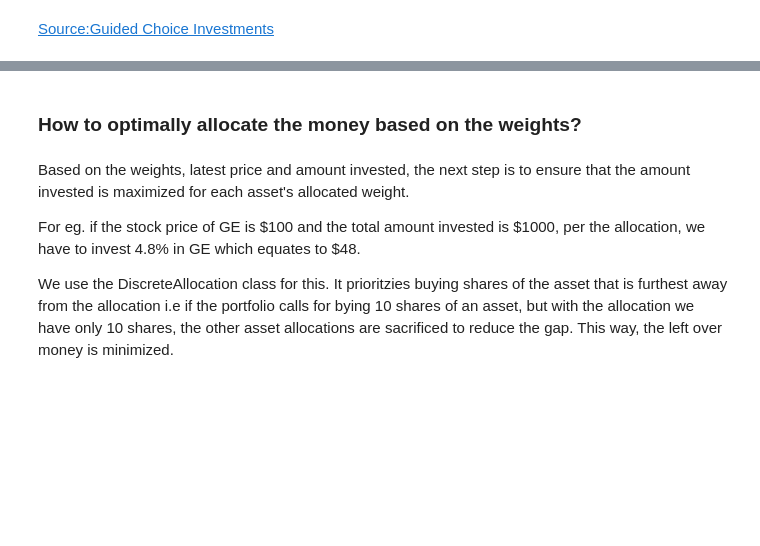
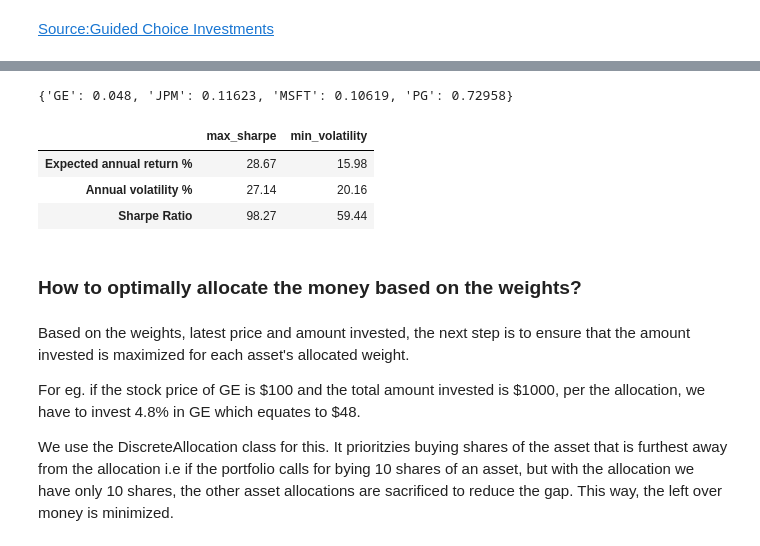
Before and after one commit to rahulakrish/portfolio_builder, a Jupyter notebook: code/new.ipynb, the cells around one changed output, grey strips where cells are left out. Drawn from its saved outputs; the diff is of its cells as text; code cells hidden in the pictures; blank space fills up the shorter version.

```diff
--- a/code/new.ipynb
+++ b/code/new.ipynb
@@ -651,0 +624,12 @@ Sharpe Ratio: 0.58
+# %%
+#calculate the efficient frontier
+ef1 = EfficientFrontier(mu,sigma)
+ef1.max_sharpe()
+
+#this is performance of max_sharpe
+perf = ef1.portfolio_performance(risk_free_rate=0.04)
+
+#assemble into a df for readability
+ef1_df = pd.DataFrame(perf,index=['Expected annual return %','Annual volatility %','Sharpe Ratio'],columns=['max_sharpe'])
+ef1_df = ef1_df.apply(lambda x : round((100*x),2))
+ef1_df
@@ -657,0 +649,13 @@ cleaned_weights
+# %%
+#min volatility
+#optimizes for minimum volatility.returns asset weights for least risk
+ef2 = EfficientFrontier(mu,sigma)
+ef2.min_volatility()
+
+#this is performance for min_volatility
+perf = ef2.portfolio_performance(verbose=True,risk_free_rate=0.04)
+
+#assemble into a df for readability
+ef2_df = pd.DataFrame(perf,index=['Expected annual return %','Annual volatility %','Sharpe Ratio'],columns=['min_volatility'])
+ef2_df = ef2_df.apply(lambda x : round((100*x),2))
+ef2_df
@@ -658,3 +670,18 @@ cleaned_weights
+# %%
+#get the optimal weights for each asset
+cleaned_weights_2 = dict(ef2.clean_weights())
+cleaned_weights_2
+# %% [output]
+{'GE': 0.048, 'JPM': 0.11623, 'MSFT': 0.10619, 'PG': 0.72958}
+# %%
+#put everything together
+ef_df = pd.concat([ef1_df,ef2_df],axis=1)
+ef_df
+# %% [output]
+|  | max_sharpe | min_volatility |
+| Expected annual return % | 28.67 | 15.98 |
+| Annual volatility % | 27.14 | 20.16 |
+| Sharpe Ratio | 98.27 | 59.44 |
 # %% [markdown]
 ### How to optimally allocate the money based on the weights?
 # %% [markdown]
```
Also changed, not shown: parts of 47 cells of this notebook.
